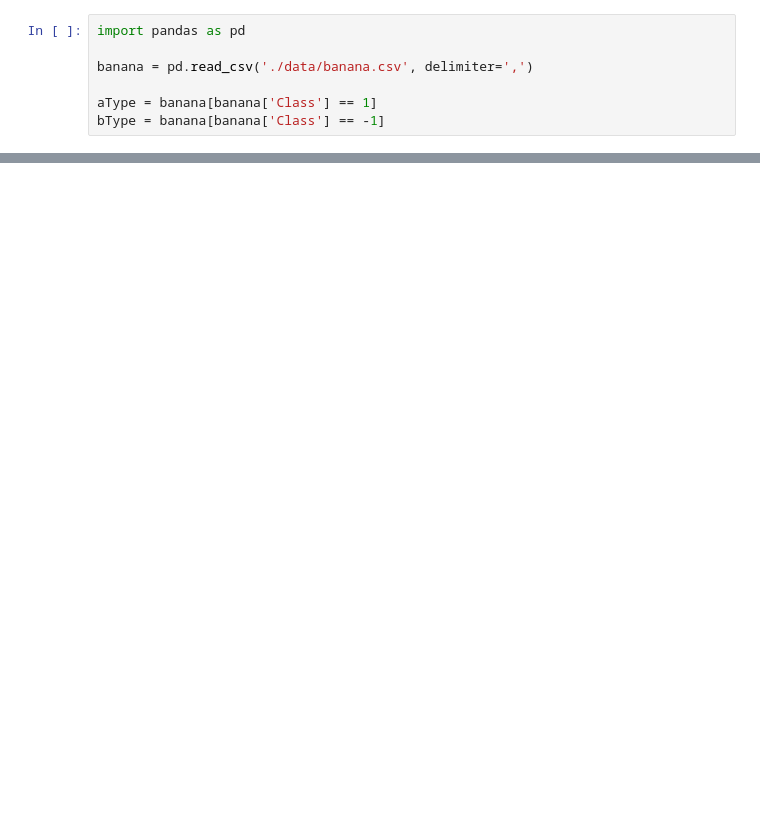
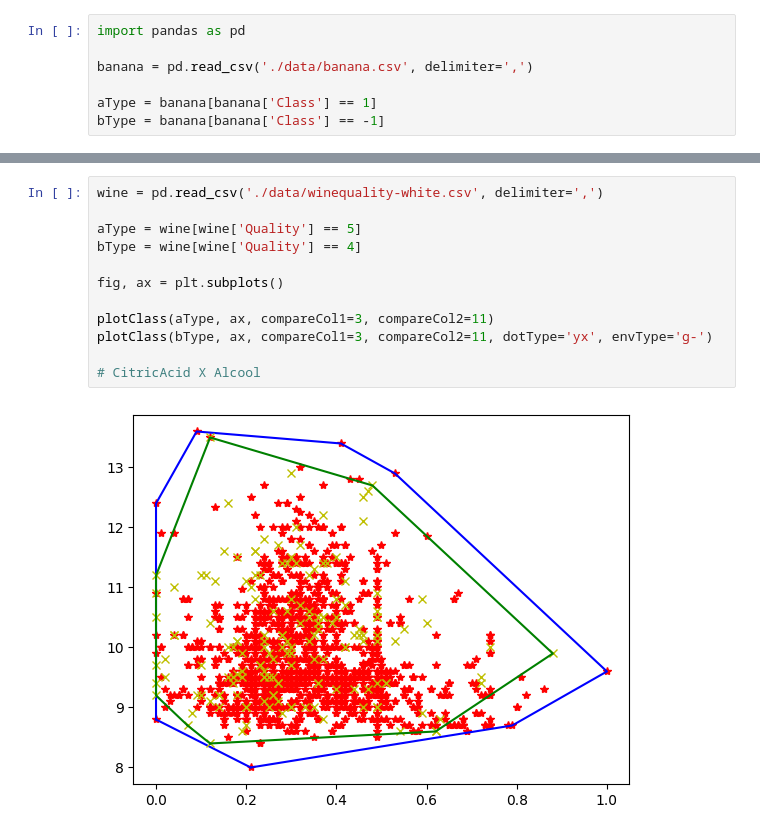
Before and after one commit to Gcastelo01/TP1_Alg2, a Jupyter notebook: TP1_Classificador.ipynb, the cells around one changed output, grey strips where cells are left out. Cells and saved outputs as stored; diff of their text form; blank space fills up the shorter version.

```diff
--- a/TP1_Classificador.ipynb
+++ b/TP1_Classificador.ipynb
@@ -520,0 +527,14 @@ plt.show()
+# %%
+wine = pd.read_csv('./data/winequality-white.csv', delimiter=',')
+
+aType = wine[wine['Quality'] == 5]
+bType = wine[wine['Quality'] == 4]
+
+fig, ax = plt.subplots()
+
+plotClass(aType, ax, compareCol1=3, compareCol2=11)
+plotClass(bType, ax, compareCol1=3, compareCol2=11, dotType='yx', envType='g-')
+
+# CitricAcid X Alcool
+# %% [output]
+[figure, added]
```
Also changed, not shown: parts of 10 cells of this notebook, 4 other files.
